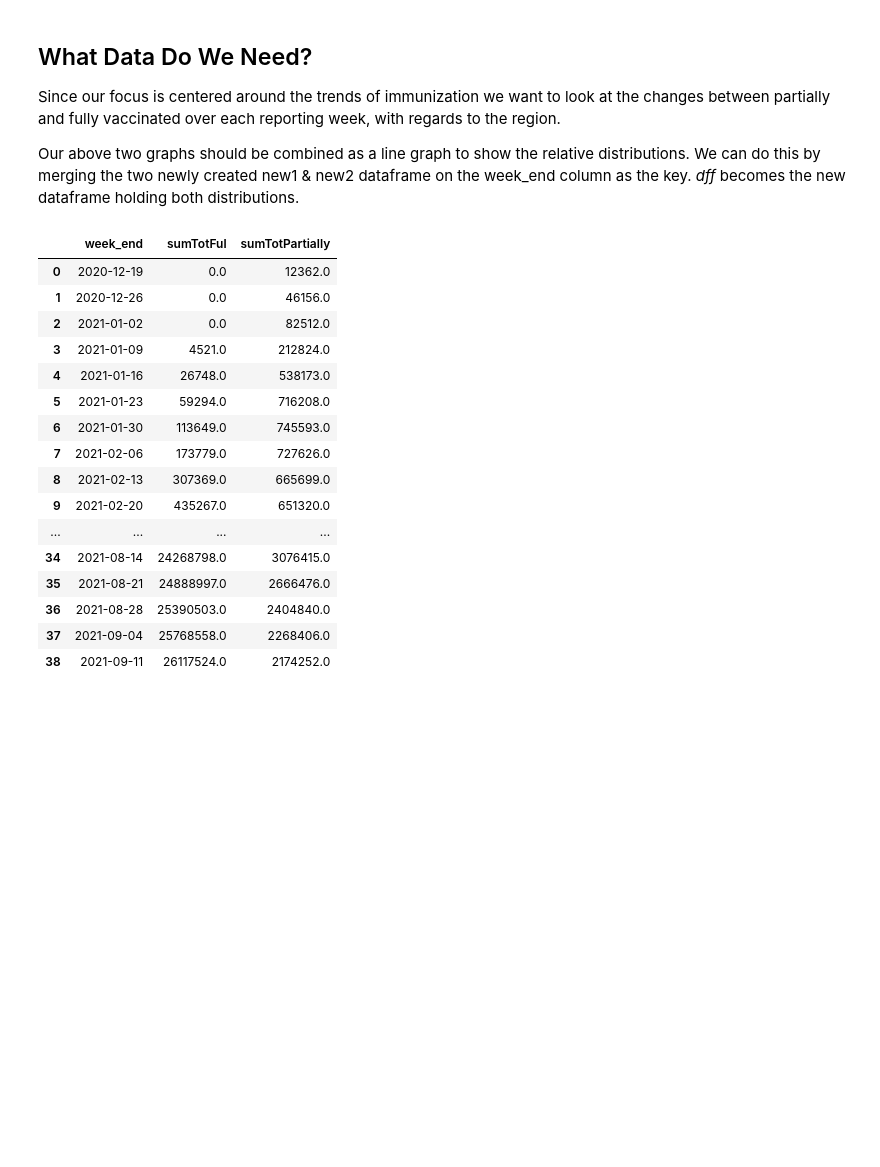
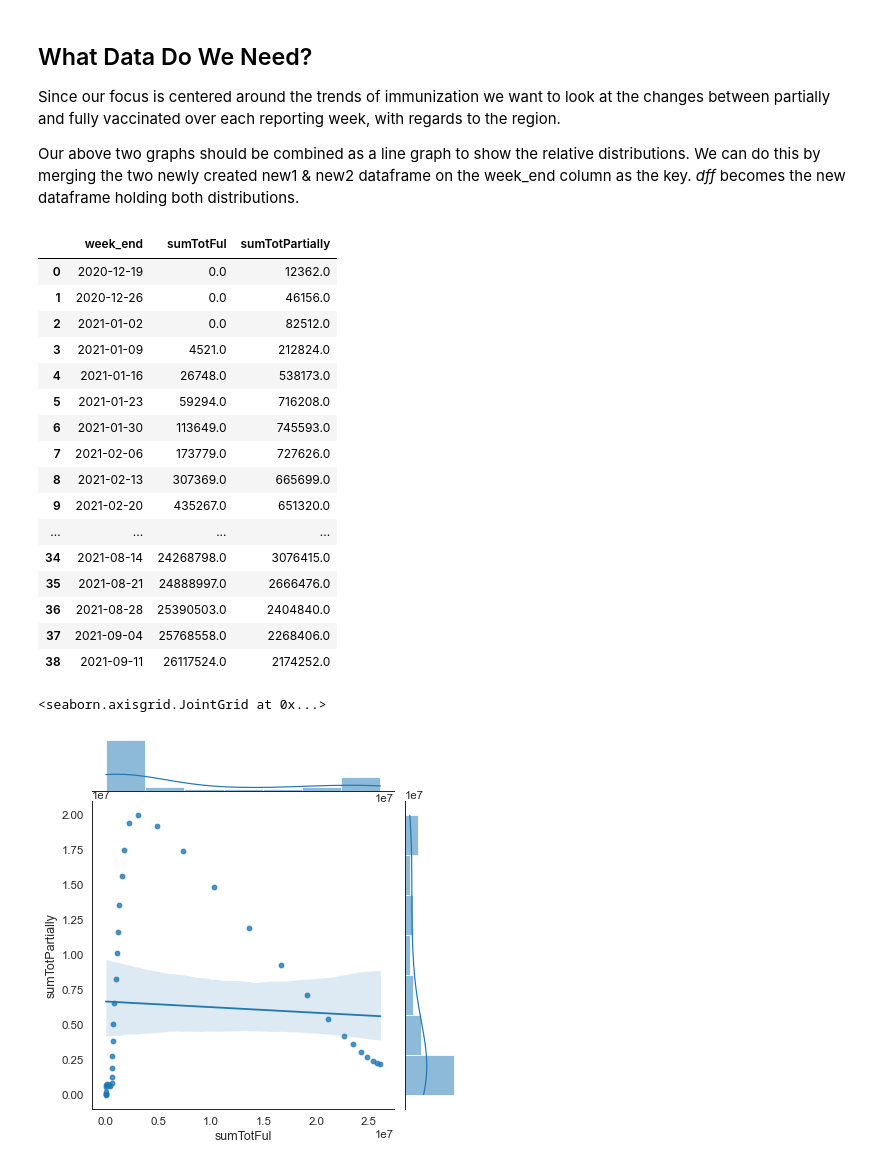
Before and after one commit to data301-2021-winter1/group48-project, a Jupyter notebook: notebooks/analysis1.ipynb, the cells around one changed output. Drawn from its saved outputs; the diff is of its cells as text; code cells hidden in the pictures; blank space fills up the shorter version.

```diff
--- a/notebooks/analysis1.ipynb
+++ b/notebooks/analysis1.ipynb
@@ -276,22 +295,25 @@ Our above two graphs should be combined as a line graph to show the relative dis
 # %%
 # display(new1 & new2 merge on week_end)
 dff = pd.merge(new1, new2, on='week_end', how ='inner')
 display(dff)
+sns.jointplot(x='sumTotFul', y='sumTotPartially', data=dff, kind='reg')
 # %% [output]
 |  | week_end | sumTotFul | sumTotPartially |
 | 0 | 2020-12-19 | 0.0 | 12362.0 |
 | 1 | 2020-12-26 | 0.0 | 46156.0 |
 | 2 | 2021-01-02 | 0.0 | 82512.0 |
 | 3 | 2021-01-09 | 4521.0 | 212824.0 |
 | 4 | 2021-01-16 | 26748.0 | 538173.0 |
 | 5 | 2021-01-23 | 59294.0 | 716208.0 |
 | 6 | 2021-01-30 | 113649.0 | 745593.0 |
 | 7 | 2021-02-06 | 173779.0 | 727626.0 |
 | 8 | 2021-02-13 | 307369.0 | 665699.0 |
 | 9 | 2021-02-20 | 435267.0 | 651320.0 |
 | ... | ... | ... | ... |
 | 34 | 2021-08-14 | 24268798.0 | 3076415.0 |
 | 35 | 2021-08-21 | 24888997.0 | 2666476.0 |
 | 36 | 2021-08-28 | 25390503.0 | 2404840.0 |
 | 37 | 2021-09-04 | 25768558.0 | 2268406.0 |
 | 38 | 2021-09-11 | 26117524.0 | 2174252.0 |
+<seaborn.axisgrid.JointGrid at 0x...>
+[figure, added]
```
Also changed, not shown: parts of 10 cells of this notebook, 1 other file.
